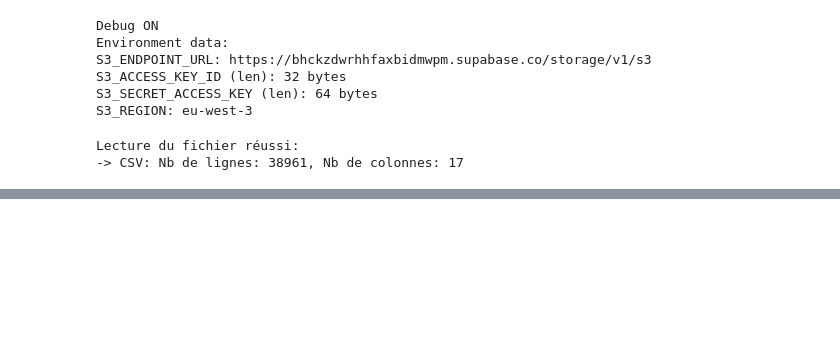
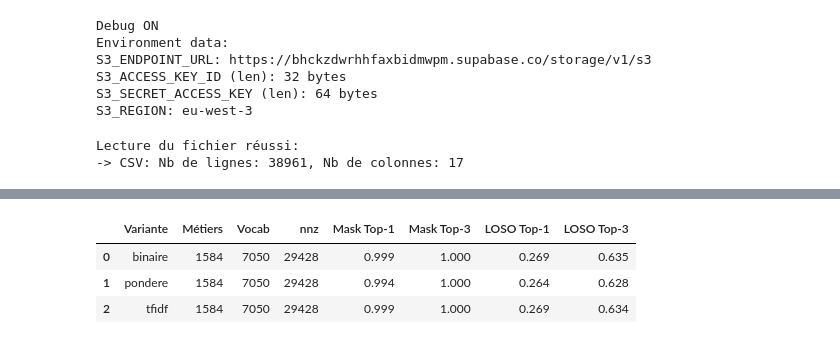
Before and after one commit to salphonse/Radar-Metier, a Jupyter notebook: script/ML/ML - Preprocessing.ipynb, the cells around one changed output, grey strips where cells are left out. Saved outputs shown, nothing was run; the diff lists cells and outputs as text; code cells hidden in the pictures; blank space fills up the shorter version.

```diff
--- a/script/ML/ML - Preprocessing.ipynb
+++ b/script/ML/ML - Preprocessing.ipynb
@@ -35,5 +0,0 @@ from sklearn.metrics import f1_score, confusion_matrix, classification_report
-# %%
-# Modification des paramèters d'affichage de Pandas:
-pd.set_option('display.max_row', 111)
-pd.set_option('display.max_column', 111)
-pd.set_option("display.max_colwidth", None)
@@ -694,0 +388,14 @@ df.duplicated().sum()
+# %%
+# Appel de la fonction pour construire la matrice
+X, roms, comps, comp2j = build_matrix(df_w, mode="binaire", min_df=2, max_df_frac=0.80)
+
+# Statistiques de filtrage
+nb_comp_avant = df["code_ogr_competence"].nunique()
+nb_comp_apres = len(comps)
+pct_conserve = 100 * nb_comp_apres / nb_comp_avant
+pct_rare = 100 - pct_conserve
+
+print(f"Compétences uniques avant filtrage : {nb_comp_avant}")
+print(f"Compétences uniques après filtrage : {nb_comp_apres}")
+print(f"% conservées : {pct_conserve:.1f}%")
+print(f"% écartées (rares ou trop générales) : {pct_rare:.1f}%")
@@ -694,0 +557,49 @@ df.duplicated().sum()
+# %%
+# Comparaison binaire/pondere/tfidf
+df_w = add_weights(df)
+
+rows = []
+for mode in ("binaire", "pondere", "tfidf"):
+    X, roms, comps, comp2j = build_matrix(df_w, mode=mode, min_df=2, max_df_frac=0.80)
+    m = eval_mask(X, 0.60, 3, 42)
+    l = eval_loso(X, 20)
+    rows.append({
+        "Variante": mode,
+        "Métiers": X.shape[0],
+        "Vocab": X.shape[1],
+        "nnz": X.nnz,
+        "Mask Top-1": f"{m['Top1']:.3f}",
+        "Mask Top-3": f"{m['Top3']:.3f}",
+        "LOSO Top-1": f"{l['Top1']:.3f}",
+        "LOSO Top-3": f"{l['Top3']:.3f}"
+    })
+
+results_df = pd.DataFrame(rows)
+display(results_df)
+
+# Résumé textuel en Markdown
+best_mask = results_df.loc[results_df["Mask Top-1"].astype(float).idxmax()]
+best_loso = results_df.loc[results_df["LOSO Top-1"].astype(float).idxmax()]
+
+from IPython.display import Markdown
+md = f"""
+### Résumé comparatif des variantes
+
+- Nombre de métiers : **{results_df['Métiers'].iloc[0]}**
+- Taille du vocabulaire (après filtrage) : **{results_df['Vocab'].iloc[0]}**
+- Nombre de liens (nnz) : ~**{results_df['nnz'].iloc[0]}**
+
+**Masking (60% caché)**
+- Meilleure variante : `{best_mask['Variante']}` avec Top-1 = {best_mask['Mask Top-1']} et Top-3 = {best_mask['Mask Top-3']}
+
+**LOSO (1 compétence testée)**
+- Meilleure variante : `{best_loso['Variante']}` avec Top-1 = {best_loso['LOSO Top-1']} et Top-3 = {best_loso['LOSO Top-3']}
+
+En pratique, toutes les variantes sont proches. On peut garder **binaire** par défaut (simple et robuste).
+"""
+display(Markdown(md))
+# %% [output]
+|  | Variante | Métiers | Vocab | nnz | Mask Top-1 | Mask Top-3 | LOSO Top-1 | LOSO Top-3 |
+| 0 | binaire | 1584 | 7050 | 29428 | 0.999 | 1.000 | 0.269 | 0.635 |
+| 1 | pondere | 1584 | 7050 | 29428 | 0.994 | 1.000 | 0.264 | 0.628 |
+| 2 | tfidf | 1584 | 7050 | 29428 | 0.999 | 1.000 | 0.269 | 0.634 |
```
Also changed, not shown: parts of 114 cells of this notebook.
